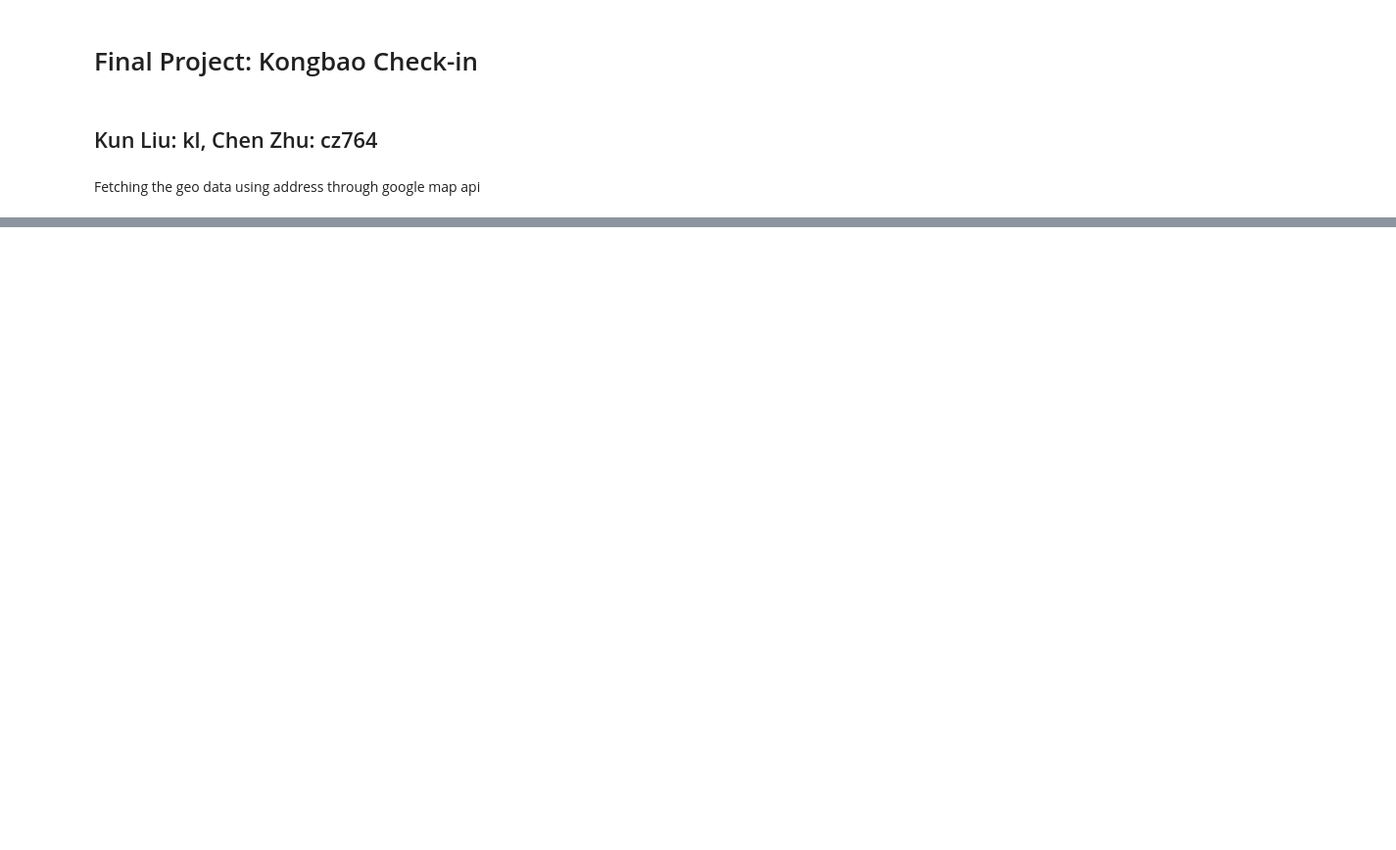
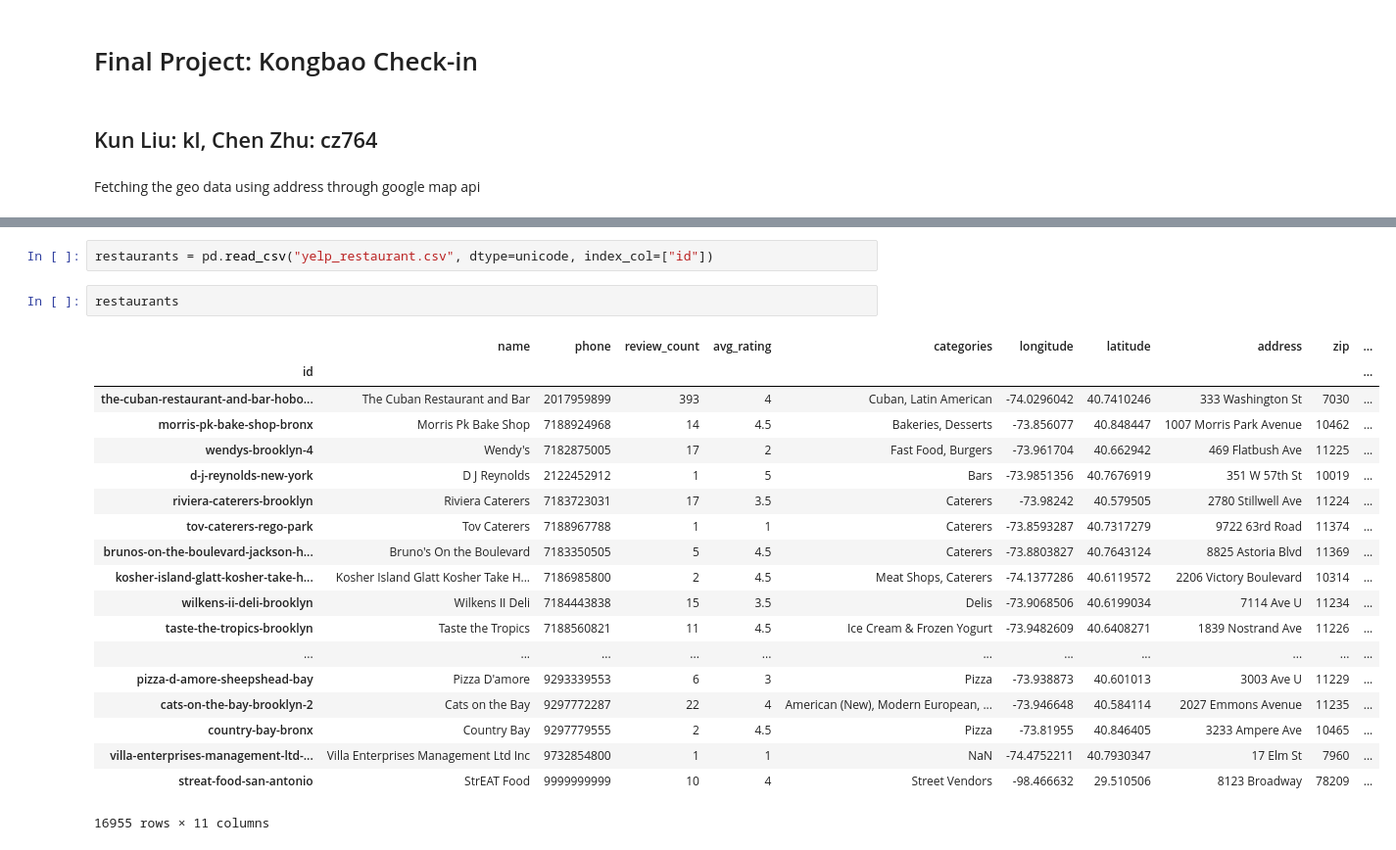
Before and after one commit to cz764/DealingWithData_FinalProject, a Jupyter notebook: ipynb/FinalProject.ipynb, the cells around one changed output, grey strips where cells are left out. Shown: that part at 98% size. Drawn from its saved outputs; the diff is of its cells as text; blank space fills up the shorter version.

```diff
--- a/ipynb/FinalProject.ipynb
+++ b/ipynb/FinalProject.ipynb
@@ -76,0 +70,24 @@ mysqldao.select('yelp', 'yelp_phone', ['longitude', 'latitude'], ['phone'], [{'p
+# %%
+restaurants = pd.read_csv("yelp_restaurant.csv", dtype=unicode, index_col=["id"])
+# %%
+restaurants
+# %% [output]
+|  | name | phone | review_count | avg_rating | categories | longitude | latitude | address | zip | ... |
+| id |  |  |  |  |  |  |  |  |  | ... |
+| the-cuban-restaurant-and-bar-hobo... | The Cuban Restaurant and Bar | 2017959899 | 393 | 4 | Cuban, Latin American | -74.0296042 | 40.7410246 | 333 Washington St | 7030 | ... |
+| morris-pk-bake-shop-bronx | Morris Pk Bake Shop | 7188924968 | 14 | 4.5 | Bakeries, Desserts | -73.856077 | 40.848447 | 1007 Morris Park Avenue | 10462 | ... |
+| wendys-brooklyn-4 | Wendy's | 7182875005 | 17 | 2 | Fast Food, Burgers | -73.961704 | 40.662942 | 469 Flatbush Ave | 11225 | ... |
+| d-j-reynolds-new-york | D J Reynolds | 2122452912 | 1 | 5 | Bars | -73.9851356 | 40.7676919 | 351 W 57th St | 10019 | ... |
+| riviera-caterers-brooklyn | Riviera Caterers | 7183723031 | 17 | 3.5 | Caterers | -73.98242 | 40.579505 | 2780 Stillwell Ave | 11224 | ... |
+| tov-caterers-rego-park | Tov Caterers | 7188967788 | 1 | 1 | Caterers | -73.8593287 | 40.7317279 | 9722 63rd Road | 11374 | ... |
+| brunos-on-the-boulevard-jackson-h... | Bruno's On the Boulevard | 7183350505 | 5 | 4.5 | Caterers | -73.8803827 | 40.7643124 | 8825 Astoria Blvd | 11369 | ... |
+| kosher-island-glatt-kosher-take-h... | Kosher Island Glatt Kosher Take H... | 7186985800 | 2 | 4.5 | Meat Shops, Caterers | -74.1377286 | 40.6119572 | 2206 Victory Boulevard | 10314 | ... |
+| wilkens-ii-deli-brooklyn | Wilkens II Deli | 7184443838 | 15 | 3.5 | Delis | -73.9068506 | 40.6199034 | 7114 Ave U | 11234 | ... |
+| taste-the-tropics-brooklyn | Taste the Tropics | 7188560821 | 11 | 4.5 | Ice Cream & Frozen Yogurt | -73.9482609 | 40.6408271 | 1839 Nostrand Ave | 11226 | ... |
+| ... | ... | ... | ... | ... | ... | ... | ... | ... | ... | ... |
+| pizza-d-amore-sheepshead-bay | Pizza D'amore | 9293339553 | 6 | 3 | Pizza | -73.938873 | 40.601013 | 3003 Ave U | 11229 | ... |
+| cats-on-the-bay-brooklyn-2 | Cats on the Bay | 9297772287 | 22 | 4 | American (New), Modern European, ... | -73.946648 | 40.584114 | 2027 Emmons Avenue | 11235 | ... |
+| country-bay-bronx | Country Bay | 9297779555 | 2 | 4.5 | Pizza | -73.81955 | 40.846405 | 3233 Ampere Ave | 10465 | ... |
+| villa-enterprises-management-ltd-... | Villa Enterprises Management Ltd Inc | 9732854800 | 1 | 1 | NaN | -74.4752211 | 40.7930347 | 17 Elm St | 7960 | ... |
+| streat-food-san-antonio | StrEAT Food | 9999999999 | 10 | 4 | Street Vendors | -98.466632 | 29.510506 | 8123 Broadway | 78209 | ... |
+16955 rows × 11 columns
```
Also changed, not shown: parts of 23 cells of this notebook.
